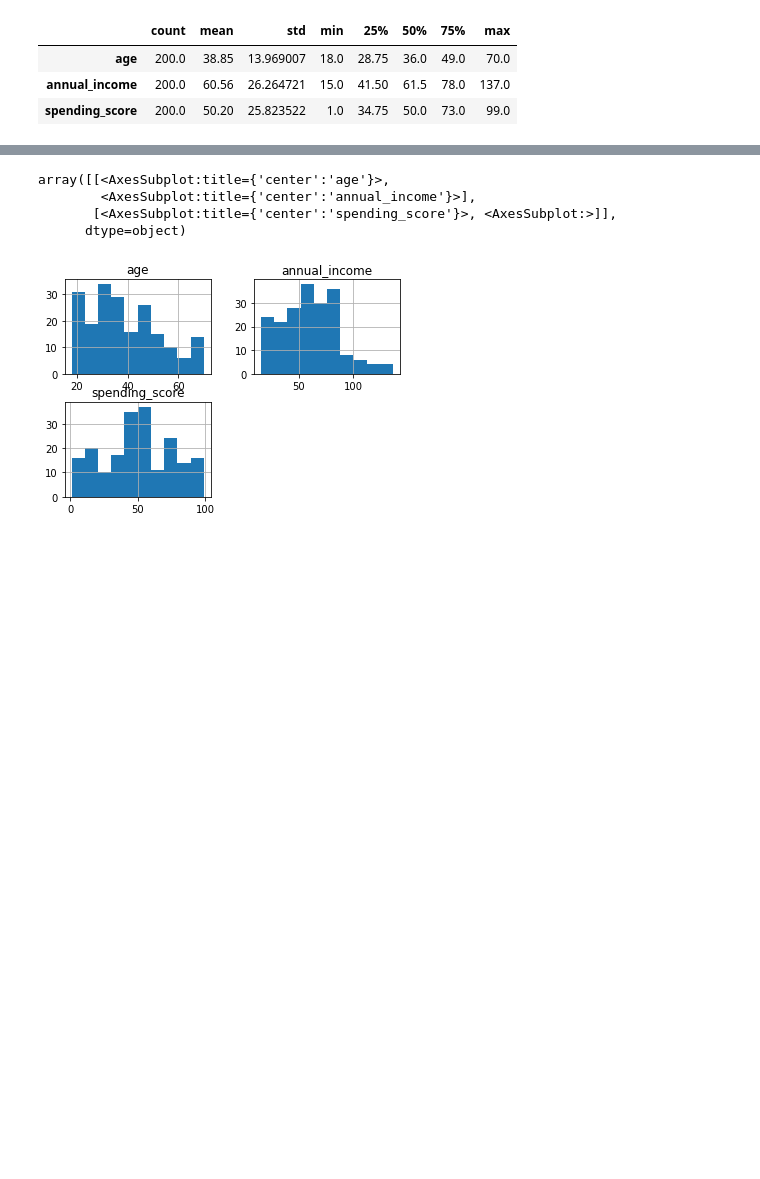
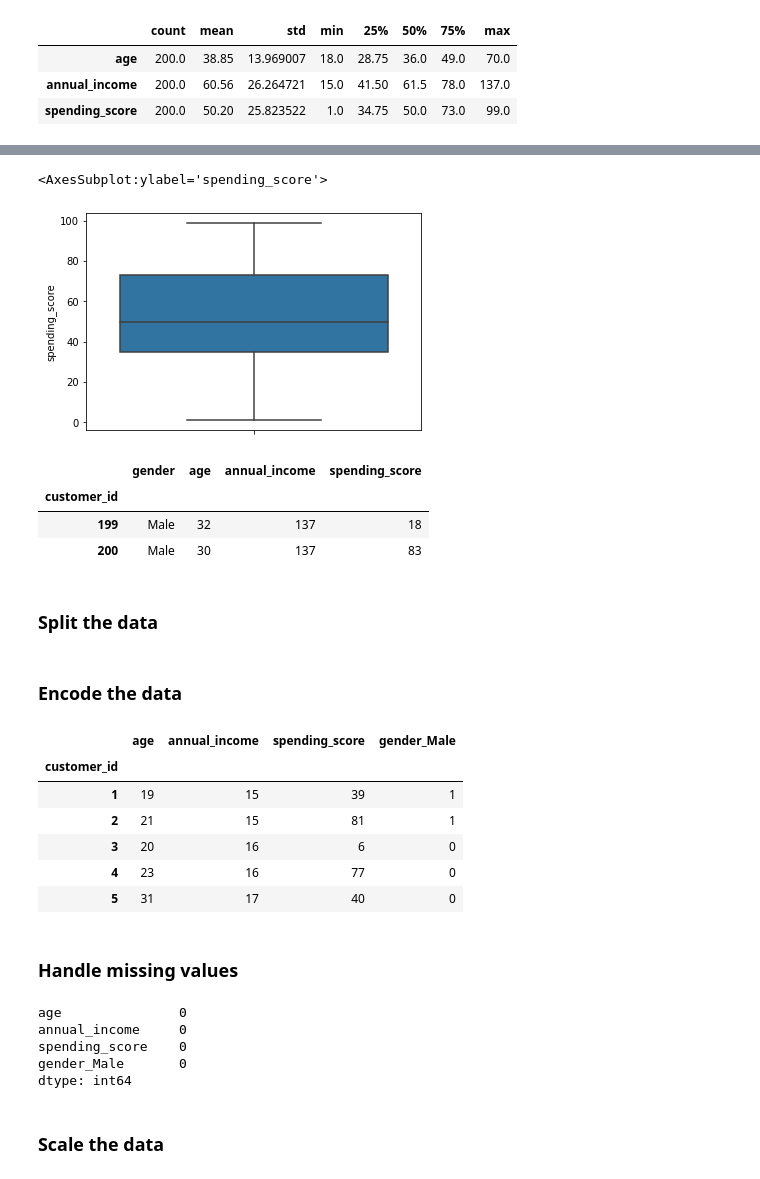
Before and after one commit to lochlynlaskowski/clustering-exercises, a Jupyter notebook: zillow.ipynb, the cells around one changed output, grey strips where cells are left out. Cells and saved outputs as stored; diff of their text form; code cells hidden in the pictures; blank space fills up the shorter version.

```diff
--- a/zillow.ipynb
+++ b/zillow.ipynb
@@ -234,0 +340,5 @@ mall.describe().T
+# %%
+sns.boxplot(y=mall.spending_score)
+# %% [output]
+<AxesSubplot:ylabel='spending_score'>
+[figure, added]
@@ -234,0 +350,10 @@ mall.describe().T
+# %%
+# there are 2 outliers at 137k for annual income
+mall[mall.annual_income > upper_bound]
+# %% [output]
+|  | gender | age | annual_income | spending_score |
+| customer_id |  |  |  |  |
+| 199 | Male | 32 | 137 | 18 |
+| 200 | Male | 30 | 137 | 83 |
+# %% [markdown]
+### Split the data
@@ -234,0 +373,2 @@ mall.describe().T
+# %% [markdown]
+### Encode the data
@@ -235,8 +381,23 @@ mall.describe().T
 # %%
-mall.hist()
+mall.head()
 # %% [output]
-array([[<AxesSubplot:title={'center':'age'}>,
-        <AxesSubplot:title={'center':'annual_income'}>],
-       [<AxesSubplot:title={'center':'spending_score'}>, <AxesSubplot:>]],
-      dtype=object)
-[figure, removed]
+|  | age | annual_income | spending_score | gender_Male |
+| customer_id |  |  |  |  |
+| 1 | 19 | 15 | 39 | 1 |
+| 2 | 21 | 15 | 81 | 1 |
+| 3 | 20 | 16 | 6 | 0 |
+| 4 | 23 | 16 | 77 | 0 |
+| 5 | 31 | 17 | 40 | 0 |
+# %% [markdown]
+### Handle missing values
+# %%
+# no missing values to handle
+mall.isna().sum()
+# %% [output]
+age               0
+annual_income     0
+spending_score    0
+gender_Male       0
+dtype: int64
+# %% [markdown]
+### Scale the data
```
Also changed, not shown: parts of 22 cells of this notebook, 2 other files.
